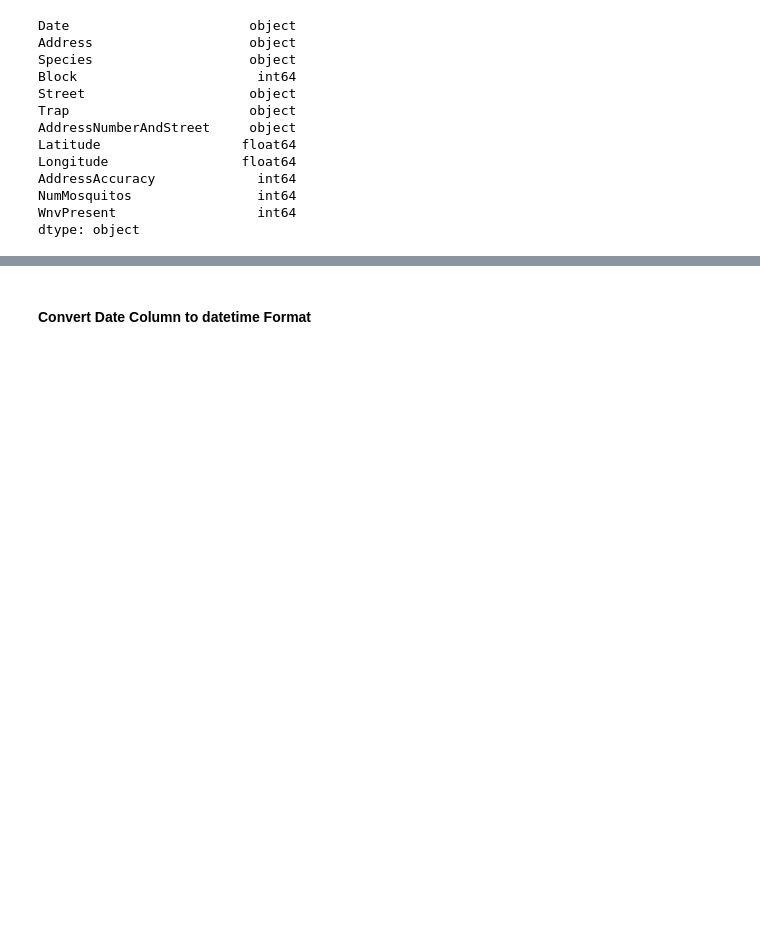
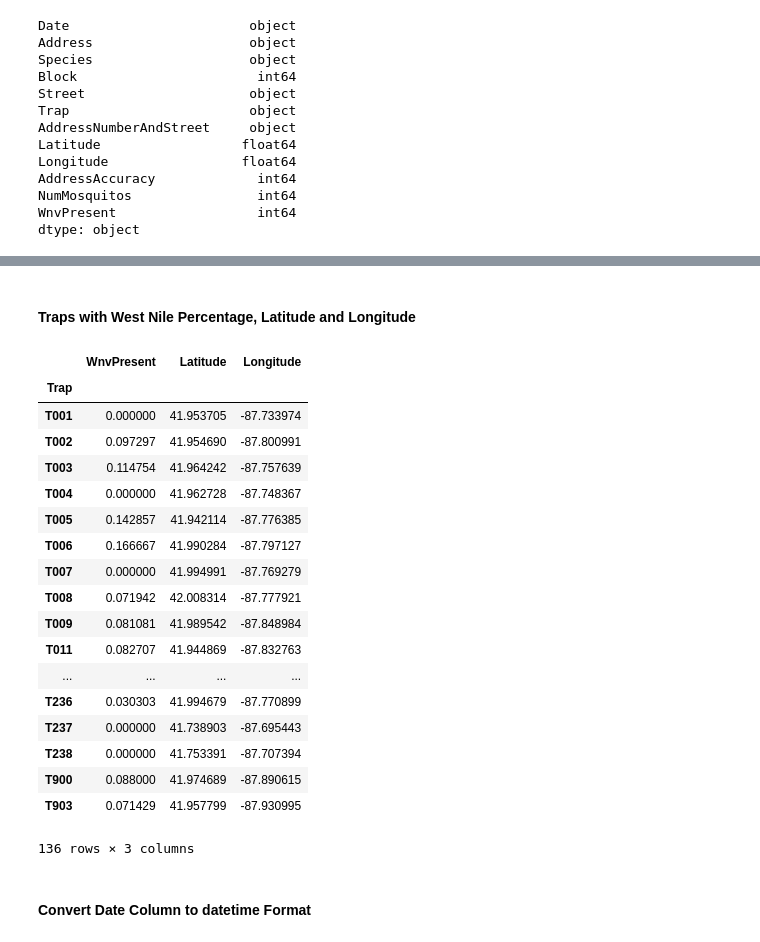
Before and after one commit to namanbhandari1/project_4, a Jupyter notebook: machinechurning_la/notebooks/Train_Data_JD.ipynb, the cells around one changed output, grey strips where cells are left out. Saved outputs shown, nothing was run; the diff lists cells and outputs as text; code cells hidden in the pictures; blank space fills up the shorter version.

```diff
--- a/machinechurning_la/notebooks/Train_Data_JD.ipynb
+++ b/machinechurning_la/notebooks/Train_Data_JD.ipynb
@@ -17,7 +14,7 @@ warnings.filterwarnings('ignore')
 # %% [markdown]
 #### Read CSV
 # %%
-df = pd.read_csv('./data/train.csv')
+df = pd.read_csv('../data/train.csv')
 df.head()
 # %% [output]
 |  | Date | Address | Species | Block | Street | Trap | AddressNumberAndStreet | Latitude | Longitude | ... |
@@ -84,0 +86,8 @@ dtype: object
+# %%
+df['Species'] = df['Species'].map({'CULEX PIPIENS/RESTUANS': 'CULEX PIPIENS/RESTUANS',
+                   'CULEX RESTUANS': 'CULEX RESTUANS',
+                   'CULEX PIPIENS': 'CULEX PIPIENS',
+                   'CULEX TERRITANS': 'CULEX OTHER',
+                   'CULEX SALINARIUS': 'CULEX OTHER',
+                   'CULEX TARSALIS': 'CULEX OTHER',
+                   'CULEX ERRATICUS': 'CULEX OTHER'})
@@ -85,3 +105,27 @@ dtype: object
+# %% [markdown]
+#### Traps with West Nile Percentage, Latitude and Longitude
+# %%
+df.groupby('Trap')[['WnvPresent', 'Latitude', 'Longitude']].sum() / df.groupby('Trap')[['WnvPresent', 'Latitude', 'Longitude']].count()
+# %% [output]
+|  | WnvPresent | Latitude | Longitude |
+| Trap |  |  |  |
+| T001 | 0.000000 | 41.953705 | -87.733974 |
+| T002 | 0.097297 | 41.954690 | -87.800991 |
+| T003 | 0.114754 | 41.964242 | -87.757639 |
+| T004 | 0.000000 | 41.962728 | -87.748367 |
+| T005 | 0.142857 | 41.942114 | -87.776385 |
+| T006 | 0.166667 | 41.990284 | -87.797127 |
+| T007 | 0.000000 | 41.994991 | -87.769279 |
+| T008 | 0.071942 | 42.008314 | -87.777921 |
+| T009 | 0.081081 | 41.989542 | -87.848984 |
+| T011 | 0.082707 | 41.944869 | -87.832763 |
+| ... | ... | ... | ... |
+| T236 | 0.030303 | 41.994679 | -87.770899 |
+| T237 | 0.000000 | 41.738903 | -87.695443 |
+| T238 | 0.000000 | 41.753391 | -87.707394 |
+| T900 | 0.088000 | 41.974689 | -87.890615 |
+| T903 | 0.071429 | 41.957799 | -87.930995 |
+136 rows × 3 columns
 # %% [markdown]
 #### Convert Date Column to datetime Format
 # %%
```
Also changed, not shown: parts of 18 cells of this notebook, 5 other files.
